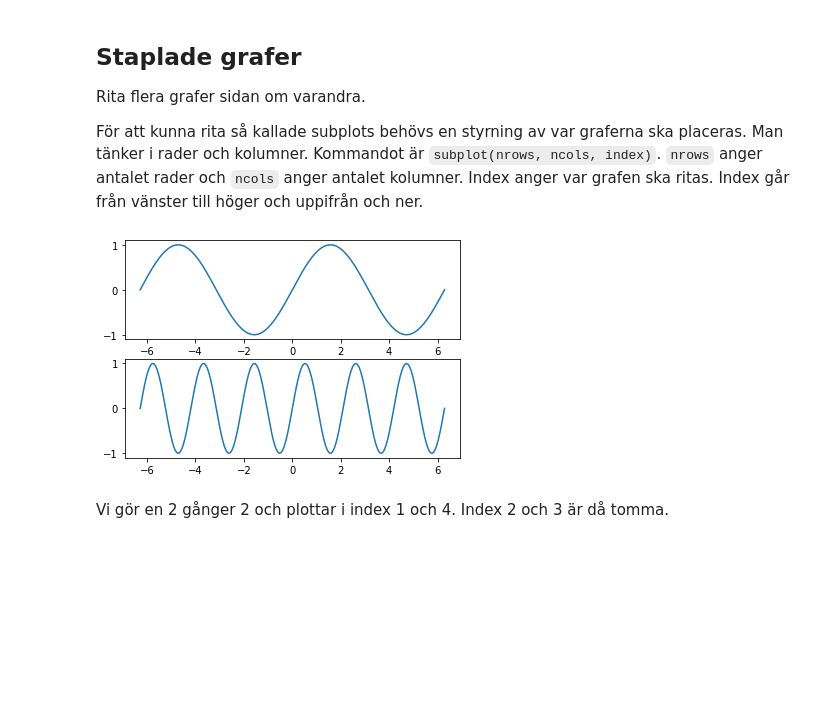
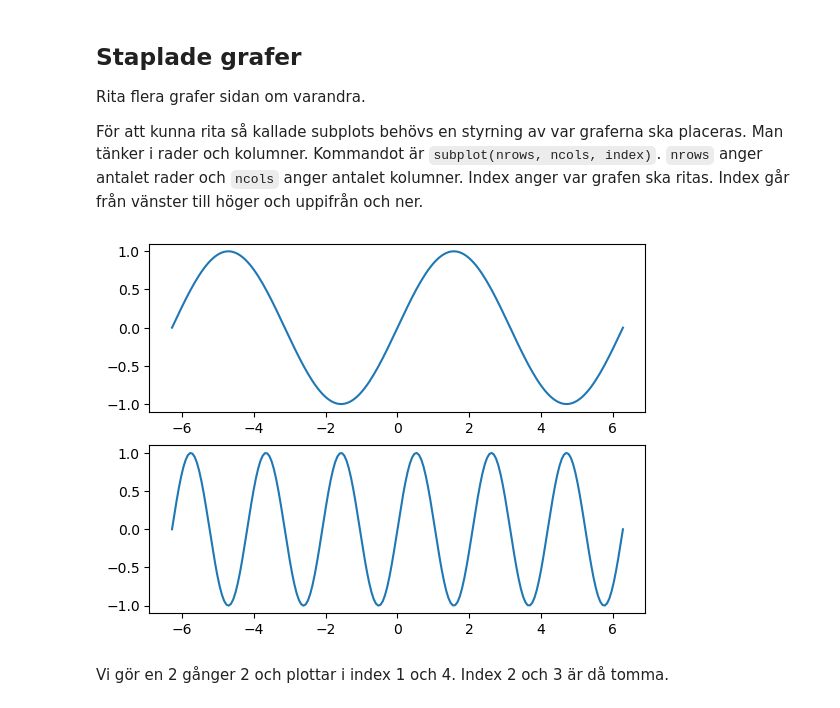
Before and after one commit to cognitrap/progr, a Jupyter notebook: plot2.ipynb, the cells around one changed output. Saved outputs shown, nothing was run; the diff lists cells and outputs as text; code cells hidden in the pictures; blank space fills up the shorter version.

```diff
--- a/plot2.ipynb
+++ b/plot2.ipynb
@@ -267,33 +273,28 @@ För att kunna rita så kallade subplots behövs en styrning av var graferna ska
 `nrows` anger antalet rader och `ncols` anger antalet kolumner.
 Index anger var grafen ska ritas. Index går från vänster till höger och uppifrån och ner.
 # %%
-"""
-Rita båda funktionerna i två olika grafer samtidigt
-
+""" Rita båda funktionerna i två olika grafer samtidigt
 subplot(nrows, ncols, index)
-
 """
 
 import matplotlib.pyplot as plt
 import numpy as np
 
-
 x = np.linspace(-2*np.pi, 2*np.pi, 200)
 y = np.sin(x)
 plt.subplot(2,1,1) # Två rader, en kolumn, index 1
 plt.plot(x,y)
-
 
 x = np.linspace(-2*np.pi, 2*np.pi, 200)
 y = np.sin(3*x)
 plt.subplot(2,1,2) # index 2
 plt.plot(x,y)
 
 
 plt.savefig('plot2.png')
 plt.show()
 # %% [output]
-[figure, old version]
+[figure, new version]
 # %% [markdown]
 Vi gör en 2 gånger 2 och plottar i index 1 och 4. Index 2 och 3 är då tomma.
 # %%
```
Also changed, not shown: parts of 9 cells of this notebook, 2 other files.
